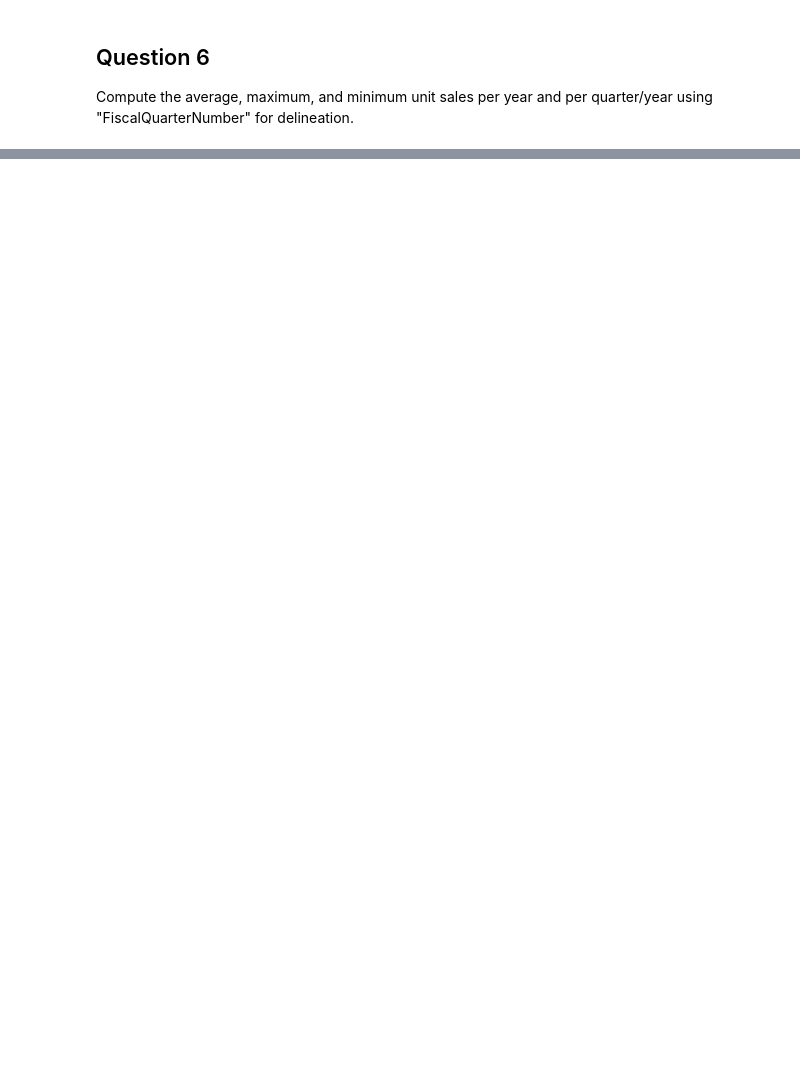
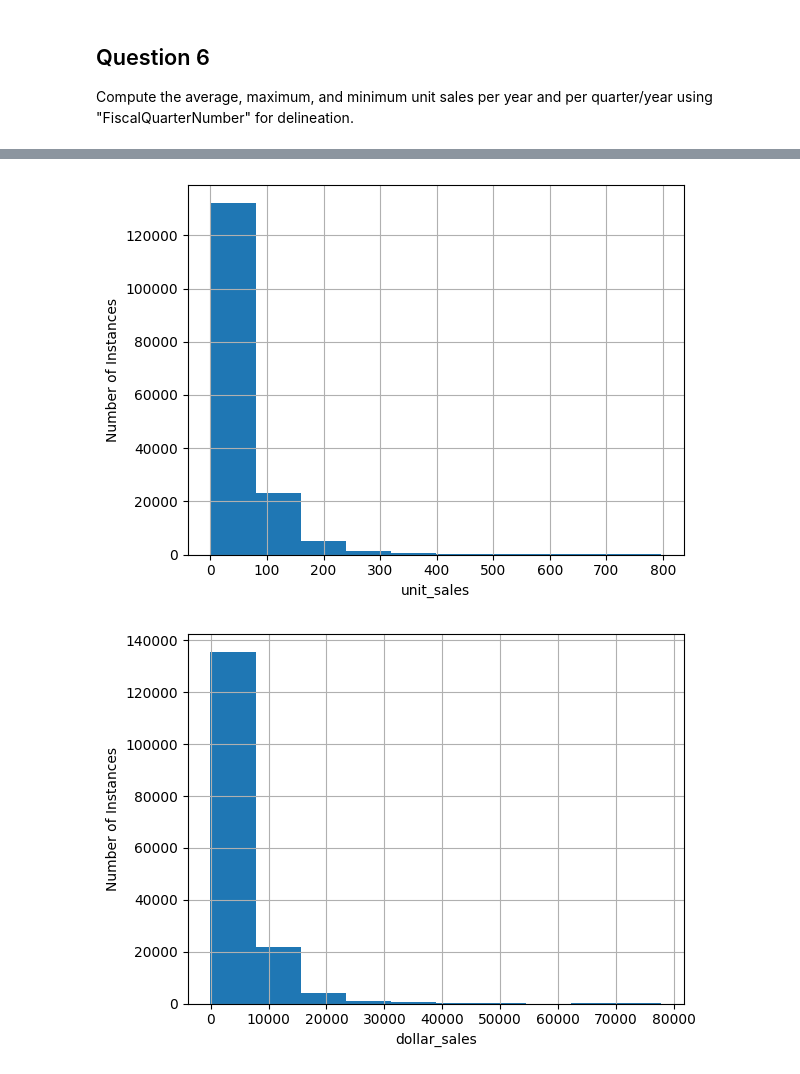
Before and after one commit to wherzberg/Technical-Exam, a Jupyter notebook: technical_exam.ipynb, the cells around one changed output, grey strips where cells are left out. Cells and saved outputs as stored; diff of their text form; code cells hidden in the pictures; blank space fills up the shorter version.

```diff
--- a/technical_exam.ipynb
+++ b/technical_exam.ipynb
@@ -352,0 +538,16 @@ Compute the average, maximum, and minimum unit sales per year and per quarter/ye
+# %%
+# 5
+# Plot distributions of key numeric values
+key_columns = ['unit_sales', 'dollar_sales', 'causal_variable_1', 'causal_variable_2']
+for col in key_columns:
+    fig, ax = plt.subplots()
+    ax.hist(master_table[col])
+    ax.set_xlabel(col)
+    ax.set_ylabel("Number of Instances")
+    ax.grid()
+    plt.show()
+# There are a few dollar sales and unit sales that are larger than the rest
+# It's not crazy though so I think it's alright.
+# %% [output]
+[figure, added]
+[figure, added]
```
Also changed, not shown: parts of 63 cells of this notebook.
